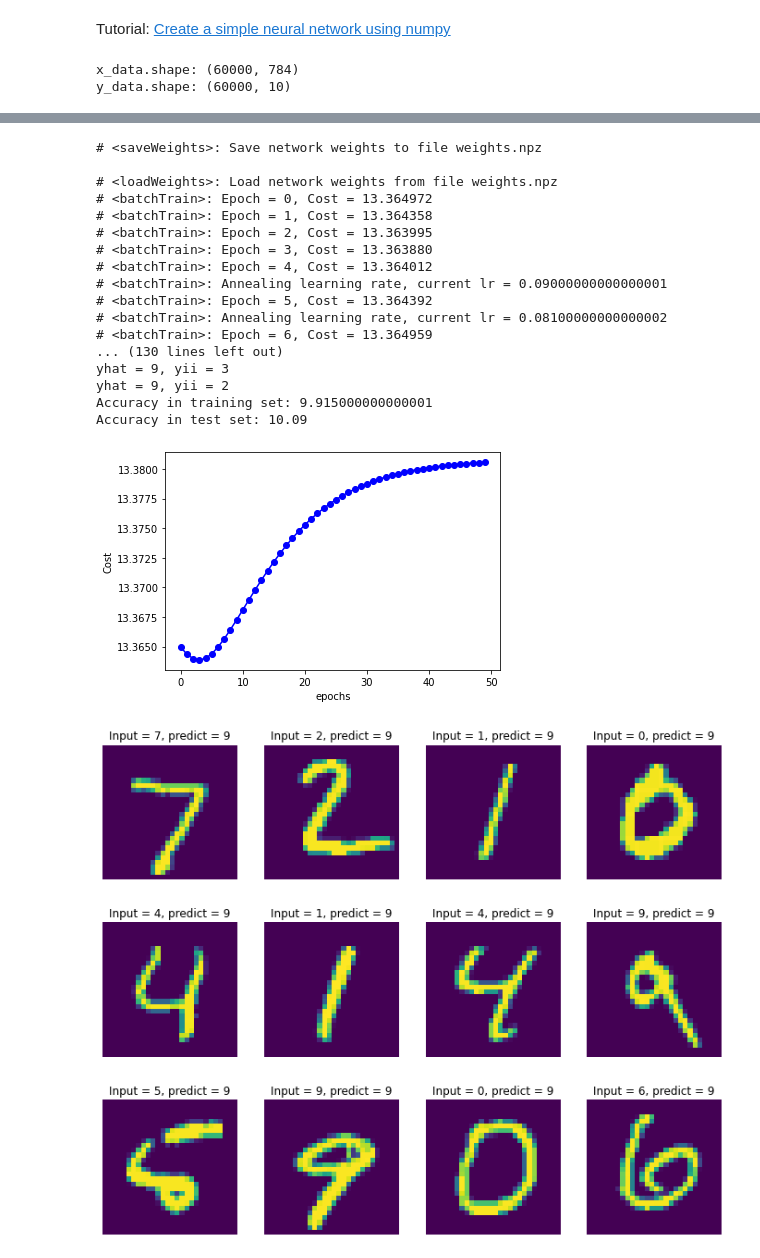
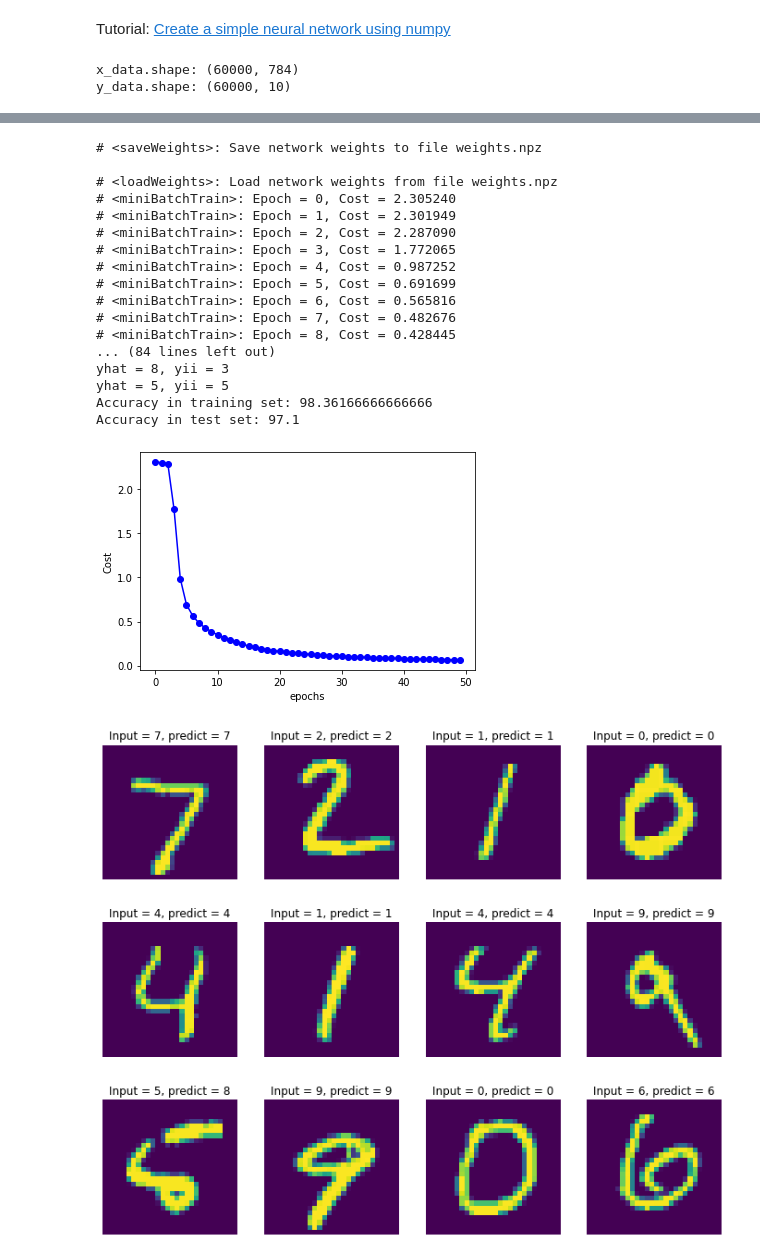
Before and after one commit to mpatrini7/DataLAB42, a Jupyter notebook: Week2/Week2.ipynb, the cells around one changed output, grey strips where cells are left out. Drawn from its saved outputs; the diff is of its cells as text; code cells hidden in the pictures.

```diff
--- a/Week2/Week2.ipynb
+++ b/Week2/Week2.ipynb
@@ -417,7 +417,7 @@ def crossEntropy(yhat, y):
   yhat = np.clip(yhat, eps, 1-eps)
   return - np.nansum(y*np.log(yhat))
 
-softmax_a = partial(softmax)
+softmax_a = softmax
 
 def readData(path):
 	'''Read csv formatted MNIST data
@@ -717,7 +717,6 @@ class neuralNetwork:
 		m = len(x)
 
 		for ee in range(epochs):
-			# j=self._batchTrain(x,y)
 			j = self._batchTrain2(x, y)
 			j2 = self.regulizationCost()
 			j = j/m + j2*self.lam/m
@@ -829,6 +828,39 @@ class neuralNetwork:
 
 		return
 
+	def _batchTrain(self, x, y):
+		'''Training using a single sample or a sample batch
+		Args:
+			x (ndarray): input with shape (n, f). f is the number of input units,
+				n is the number of records.
+			y (ndarray): input with shape (n, m). m is the number of output units,
+				n is the number of records.
+		Returns:
+			j (float): summed cost over samples in <x> <y>.
+		Slow version, use the sample one by one
+		'''
+		m = len(x)
+		grads = dict([(ll, np.zeros_like(self.thetas[ll])) for ll
+					  in range(1, self.n_layers)])
+		grads_bias = dict([(ll, np.zeros_like(self.biases[ll])) for ll
+						   in range(1, self.n_layers)])
+		j = 0   # accumulates cost
+		idx = np.random.permutation(m)
+		for ii in idx:
+			xii = x[ii]
+			yii = y[ii]
+			weight_sums, activations = self.feedForward(xii)
+			j = j+self.sampleCost(activations[self.n_layers-1], yii)
+			gradii, grads_biasii = self.feedBackward(
+				weight_sums, activations, yii)
+			for ll in range(1, self.n_layers):
+				grads[ll] = grads[ll]+gradii[ll]
+				grads_bias[ll] = grads_bias[ll]+grads_biasii[ll]
+
+		self.gradientDescent(grads, grads_bias, m)
+
+		return j
+
 	def miniBatchTrain(self, x, y, epochs, batch_size):
 		'''Training using mini batches
 		Args:
@@ -854,7 +886,7 @@ class neuralNetwork:
 				idxii = idx[id1:id2]
 				xii = x[idxii]
 				yii = y[idxii]
-				j = j+self._batchTrain2(xii, yii)
+				j = j+self._batchTrain(xii, yii)
 				id1 += batch_size
 				if id1 > m-1:
 					break
@@ -916,11 +948,11 @@ if __name__ == '__main__':
 
     import time
     t1=time.time()
-    costs = nn.batchTrain(x_data, y_data, EPOCHS)
-    # costs = nn.miniBatchTrain(x_data, y_data, EPOCHS, 64)
+    # costs = nn.batchTrain(x_data, y_data, EPOCHS)
+    # costs = nn.stochasticTrain(x_data, y_data, EPOCHS)
+    costs = nn.miniBatchTrain(x_data, y_data, EPOCHS, 64)
     t2=time.time()
     print('time=',t2-t1)
-    #costs = nn.stochasticTrain(x_data, y_data, EPOCHS)
 
     # -----------Plot a graph of the network-----------
     fig, ax = plt.subplots()
@@ -955,46 +987,46 @@ if __name__ == '__main__':
     n_test = 20
     for ii in np.random.randint(0, len(y_data_test)-1, n_test):
         yhatii = yhat_test[ii]
         ytrueii = y_true_test[ii]
         print('yhat = %d, yii = %d' % (yhatii, ytrueii))
 
     print('Accuracy in training set:', n_correct_train/float(len(x_data))*100.)
     print('Accuracy in test set:', n_correct_test/float(len(x_data_test))*100.)
 
     #----------------Plot some results----------------
     nrows = 3
     ncols = 4
     n_plots =  nrows*ncols
     fig = plt.figure(figsize=(12, 10))
     for i in range(n_plots):
         axi = fig.add_subplot(nrows, ncols, i+1)
         axi.axis('off')
         xi = x_data_test[i]
         yi = y_data_test[i]
         yhati = yhat_test[i]
         plotResult(xi, yi, yhati, ax=axi)
 
     fig.show()
 # %% [output]
 x_data.shape: (60000, 784)
 y_data.shape: (60000, 10)
 [figure]
 # <saveWeights>: Save network weights to file weights.npz
 
 # <loadWeights>: Load network weights from file weights.npz
-# <batchTrain>: Epoch = 0, Cost = 13.364972
-# <batchTrain>: Epoch = 1, Cost = 13.364358
-# <batchTrain>: Epoch = 2, Cost = 13.363995
-# <batchTrain>: Epoch = 3, Cost = 13.363880
-# <batchTrain>: Epoch = 4, Cost = 13.364012
-# <batchTrain>: Annealing learning rate, current lr = 0.09000000000000001
-# <batchTrain>: Epoch = 5, Cost = 13.364392
-# <batchTrain>: Annealing learning rate, current lr = 0.08100000000000002
-# <batchTrain>: Epoch = 6, Cost = 13.364959
-... (130 lines left out)
-yhat = 9, yii = 3
-yhat = 9, yii = 2
-Accuracy in training set: 9.915000000000001
-Accuracy in test set: 10.09
+# <miniBatchTrain>: Epoch = 0, Cost = 2.305240
+# <miniBatchTrain>: Epoch = 1, Cost = 2.301949
+# <miniBatchTrain>: Epoch = 2, Cost = 2.287090
+# <miniBatchTrain>: Epoch = 3, Cost = 1.772065
+# <miniBatchTrain>: Epoch = 4, Cost = 0.987252
+# <miniBatchTrain>: Epoch = 5, Cost = 0.691699
+# <miniBatchTrain>: Epoch = 6, Cost = 0.565816
+# <miniBatchTrain>: Epoch = 7, Cost = 0.482676
+# <miniBatchTrain>: Epoch = 8, Cost = 0.428445
+... (84 lines left out)
+yhat = 8, yii = 3
+yhat = 5, yii = 5
+Accuracy in training set: 98.36166666666666
+Accuracy in test set: 97.1
-[figure, old version]
+[figure, new version]
 [figure]
```
